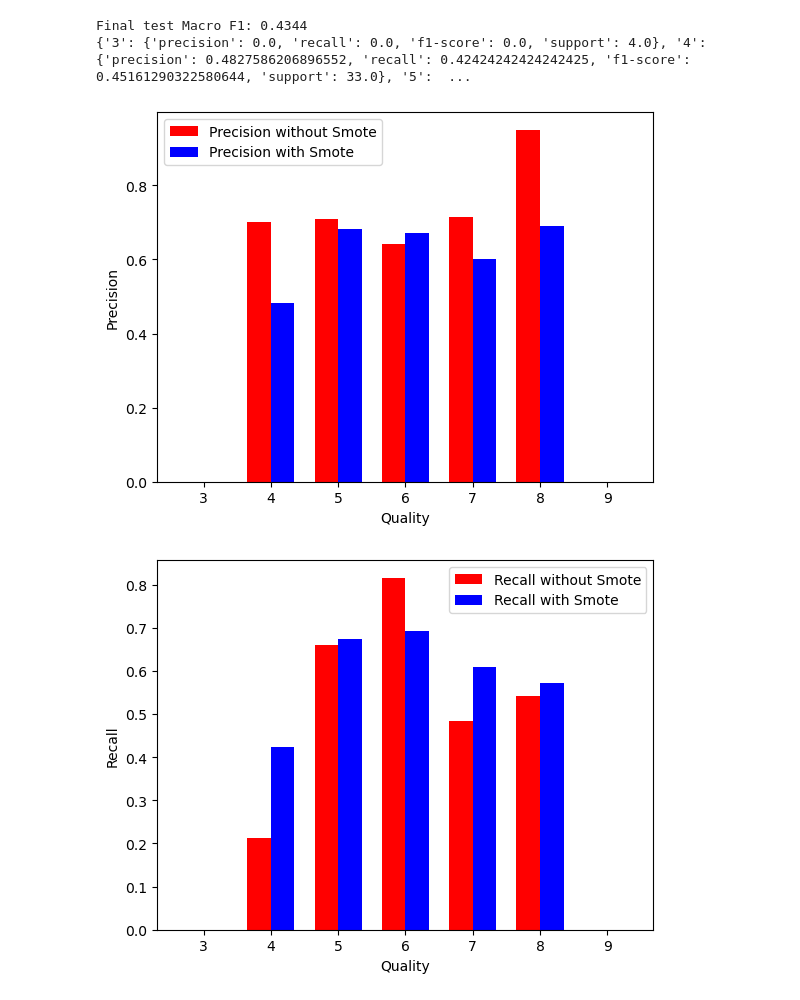
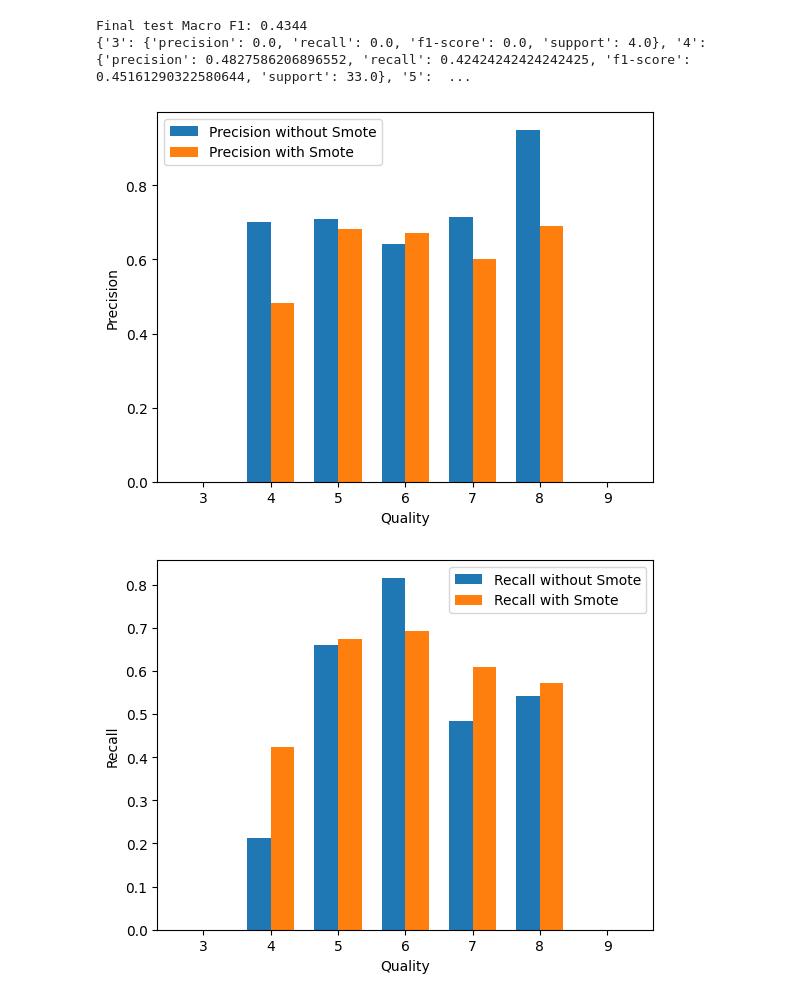
Before and after one commit to Mau-Gen/DV2638_Assignments, a Jupyter notebook: Assignment_1/assignment1.ipynb, the cells around one changed output. Drawn from its saved outputs; the diff is of its cells as text; code cells hidden in the pictures.

```diff
--- a/Assignment_1/assignment1.ipynb
+++ b/Assignment_1/assignment1.ipynb
@@ -175,6 +181,7 @@ print(report_with_SMOTE)
 Final test Macro F1: 0.4344
 {'3': {'precision': 0.0, 'recall': 0.0, 'f1-score': 0.0, 'support': 4.0}, '4': {'precision': 0.4827586206896552, 'recall': 0.42424242424242425, 'f1-score': 0.45161290322580644, 'support': 33.0}, '5':  ...
 # %%
+# Barchart for both precision and recall (Both with and without SMOTE for comparison)
 width = 0.35
 
 keys_reg = list(report_without_SMOTE.keys())[:7]
@@ -192,36 +199,36 @@ for key in keys_smote:
     for item in list(report_with_SMOTE[key].items()):
         if item[0] == "precision":
             items_smote.append(item[1])
 
 
-plt.bar(keys_reg, items_reg, -width, align="edge", color="r", label="Precision without Smote")
-plt.bar(keys_smote, items_smote, +width, align="edge", color="b", label="Precision with Smote")
+plt.bar(keys_reg, items_reg, -width, align="edge", color="tab:blue", label="Precision without Smote")
+plt.bar(keys_smote, items_smote, +width, align="edge", color="tab:orange", label="Precision with Smote")
 
 plt.xlabel("Quality")
 plt.ylabel("Precision")
 plt.legend()
 plt.show()
 
 items_reg = []
 
 for key in keys_reg:
     for item in list(report_without_SMOTE[key].items()):
         if item[0] == "recall":
             items_reg.append(item[1])
 
 items_smote = []
 for key in keys_smote:
     for item in list(report_with_SMOTE[key].items()):
         if item[0] == "recall":
             items_smote.append(item[1])
 
-plt.bar(keys_reg, items_reg, -width, align="edge", color="r", label="Recall without Smote")
-plt.bar(keys_smote, items_smote, +width, align="edge", color="b", label="Recall with Smote")
+plt.bar(keys_reg, items_reg, -width, align="edge", color="tab:blue", label="Recall without Smote")
+plt.bar(keys_smote, items_smote, +width, align="edge", color="tab:orange", label="Recall with Smote")
 
 plt.xlabel("Quality")
 plt.ylabel("Recall")
 plt.legend()
 plt.show()
 # %% [output]
-[figure, old version]
+[figure, new version]
-[figure, old version]
+[figure, new version]
```
Also changed, not shown: parts of 5 cells of this notebook.
